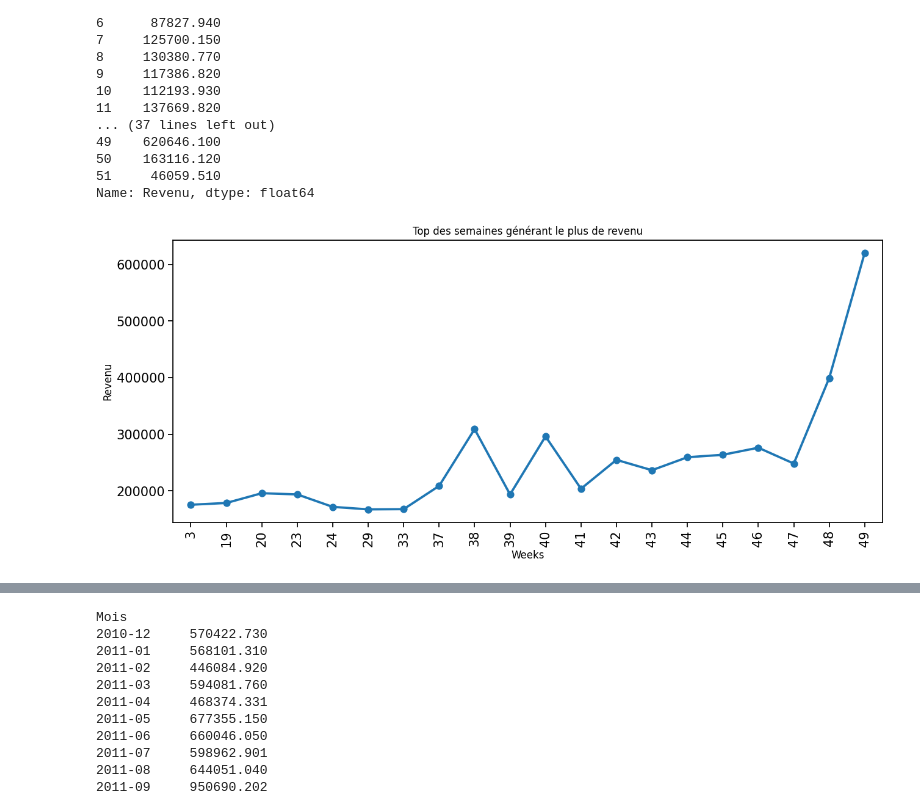
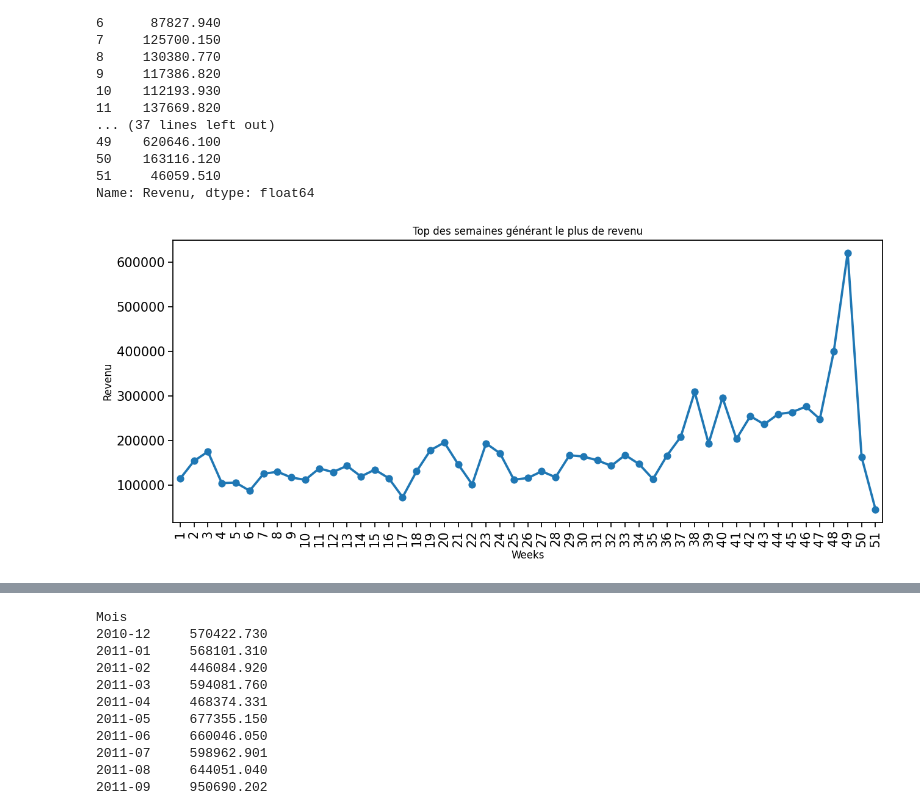
Before and after one commit to djafarou-ML/FUTURE_DS_01, a Jupyter notebook: analyse_vente.ipynb, the cells around one changed output, grey strips where cells are left out. Cells and saved outputs as stored; diff of their text form; code cells hidden in the pictures.

```diff
--- a/analyse_vente.ipynb
+++ b/analyse_vente.ipynb
@@ -381,26 +381,21 @@ Weeks
 Name: Revenu, dtype: float64
 # %%
 sn.set_context("notebook", rc={"xtick.labelsize": 15, "ytick.labelsize": 15})
-# Trier les semaines par revenu décroissant et garder les 20 meilleures
-
-top_products_week = top_products_week.sort_values(ascending=False)
-top_products_week = top_products_week[:20]
-
+top_products_week = top_products_week.sort_index()
 
 labels_X = top_products_week.index
 valeurs_Y = top_products_week.values
-
 top_dates_df = pd.DataFrame({'Weeks': labels_X, 'Revenu': valeurs_Y})
 
 plt.figure(figsize=(15, 6))
 plt.subplot(111)
 sn.pointplot(data=top_dates_df, x='Weeks', y='Revenu')
 plt.xticks(rotation=90)
 
 plt.ylabel("Revenu")
 plt.title("Top des semaines générant le plus de revenu")
 
 plt.show()
 # %% [output]
-[figure, old version]
+[figure, new version]
 # %%
```
Also changed, not shown: parts of 6 cells of this notebook.
